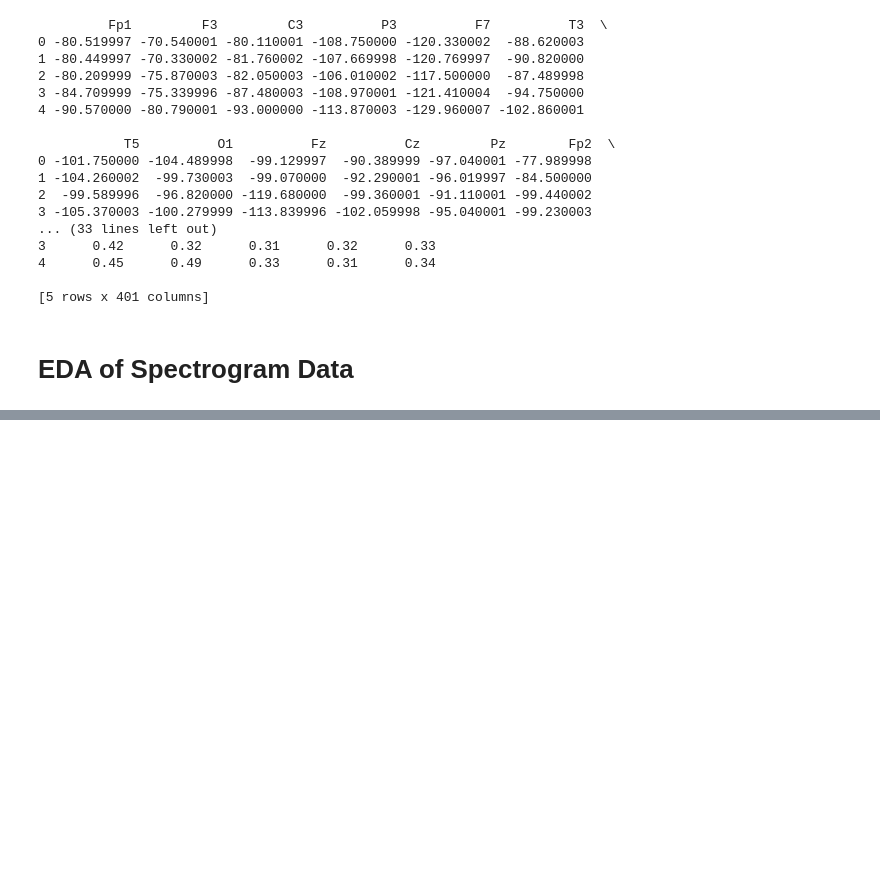
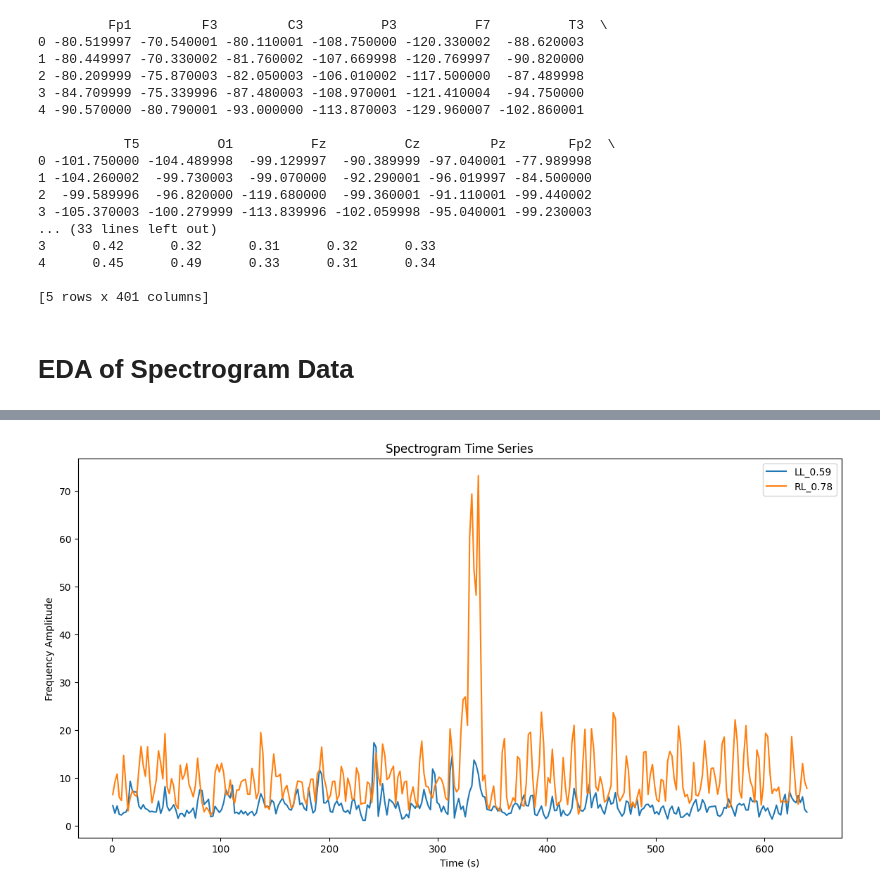
Before and after one commit to jaceroldan/eeg-harmful-analysis, a Jupyter notebook: eda.ipynb, the cells around one changed output, grey strips where cells are left out. Saved outputs shown, nothing was run; the diff lists cells and outputs as text; code cells hidden in the pictures; blank space fills up the shorter version.

Commit message:
Add EDA to EEG data
Spectrogram time series
Heatmap
FFT

```diff
--- a/eda.ipynb
+++ b/eda.ipynb
@@ -76,0 +97,14 @@ if 'spectrogram' in spectrogram_data.columns:
+# %%
+import matplotlib.pyplot as plt
+
+# Plotting some selected channels across time
+plt.figure(figsize=(14, 7))
+plt.plot(spectrogram_data['time'], spectrogram_data['LL_0.59'], label='LL_0.59')
+plt.plot(spectrogram_data['time'], spectrogram_data['RL_0.78'], label='RL_0.78')
+plt.xlabel('Time (s)')
+plt.ylabel('Frequency Amplitude')
+plt.title('Spectrogram Time Series')
+plt.legend()
+plt.show()
+# %% [output]
+[figure, added]
```
Also changed, not shown: parts of 3 cells of this notebook.
